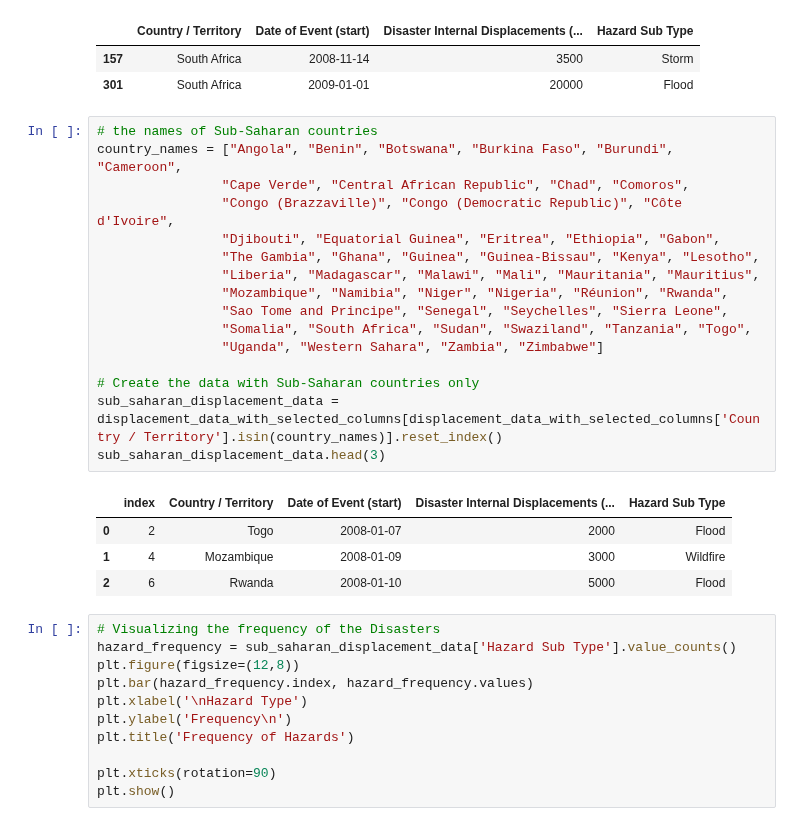
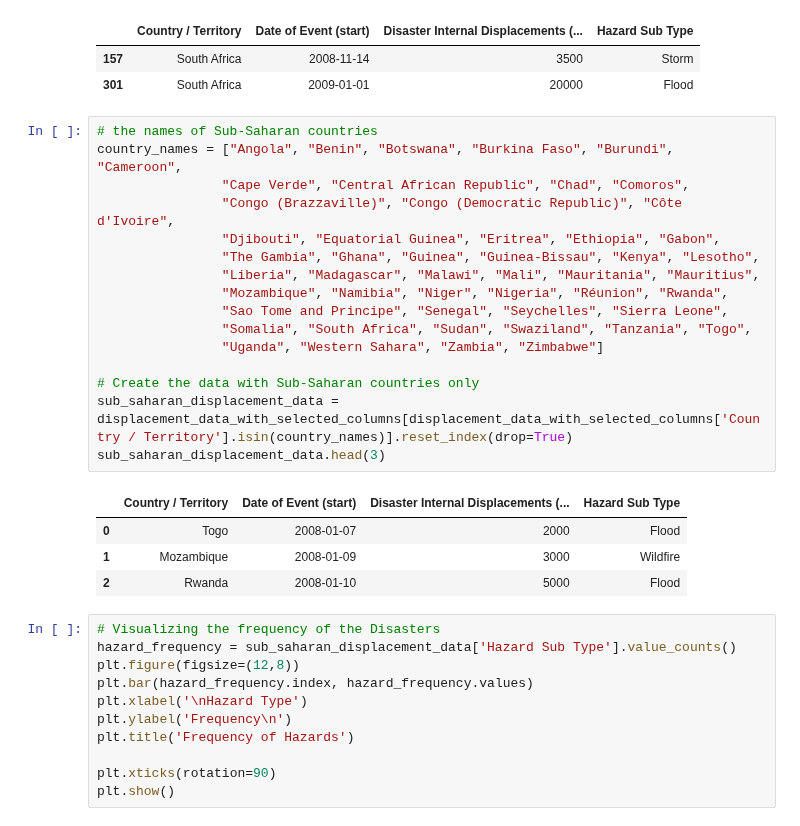
Before and after one commit to 0xpix/CERI-Project, a Jupyter notebook: notebooks/EDA.ipynb, the cells around one changed output. Drawn from its saved outputs; the diff is of its cells as text.

```diff
--- a/notebooks/EDA.ipynb
+++ b/notebooks/EDA.ipynb
@@ -69,24 +69,24 @@ displacement_data_with_selected_columns[displacement_data_with_selected_columns[
 # %%
 # the names of Sub-Saharan countries
 country_names = ["Angola", "Benin", "Botswana", "Burkina Faso", "Burundi", "Cameroon",
                 "Cape Verde", "Central African Republic", "Chad", "Comoros",
                 "Congo (Brazzaville)", "Congo (Democratic Republic)", "Côte d'Ivoire",
                 "Djibouti", "Equatorial Guinea", "Eritrea", "Ethiopia", "Gabon",
                 "The Gambia", "Ghana", "Guinea", "Guinea-Bissau", "Kenya", "Lesotho",
                 "Liberia", "Madagascar", "Malawi", "Mali", "Mauritania", "Mauritius",
                 "Mozambique", "Namibia", "Niger", "Nigeria", "Réunion", "Rwanda",
                 "Sao Tome and Principe", "Senegal", "Seychelles", "Sierra Leone",
                 "Somalia", "South Africa", "Sudan", "Swaziland", "Tanzania", "Togo",
                 "Uganda", "Western Sahara", "Zambia", "Zimbabwe"]
 
 # Create the data with Sub-Saharan countries only
-sub_saharan_displacement_data = displacement_data_with_selected_columns[displacement_data_with_selected_columns['Country / Territory'].isin(country_names)].reset_index()
+sub_saharan_displacement_data = displacement_data_with_selected_columns[displacement_data_with_selected_columns['Country / Territory'].isin(country_names)].reset_index(drop=True)
 sub_saharan_displacement_data.head(3)
 # %% [output]
-|  | index | Country / Territory | Date of Event (start) | Disaster Internal Displacements (... | Hazard Sub Type |
-| 0 | 2 | Togo | 2008-01-07 | 2000 | Flood |
-| 1 | 4 | Mozambique | 2008-01-09 | 3000 | Wildfire |
-| 2 | 6 | Rwanda | 2008-01-10 | 5000 | Flood |
+|  | Country / Territory | Date of Event (start) | Disaster Internal Displacements (... | Hazard Sub Type |
+| 0 | Togo | 2008-01-07 | 2000 | Flood |
+| 1 | Mozambique | 2008-01-09 | 3000 | Wildfire |
+| 2 | Rwanda | 2008-01-10 | 5000 | Flood |
 # %%
 # Visualizing the frequency of the Disasters
 hazard_frequency = sub_saharan_displacement_data['Hazard Sub Type'].value_counts()
```
Also changed, not shown: parts of 6 cells of this notebook.
